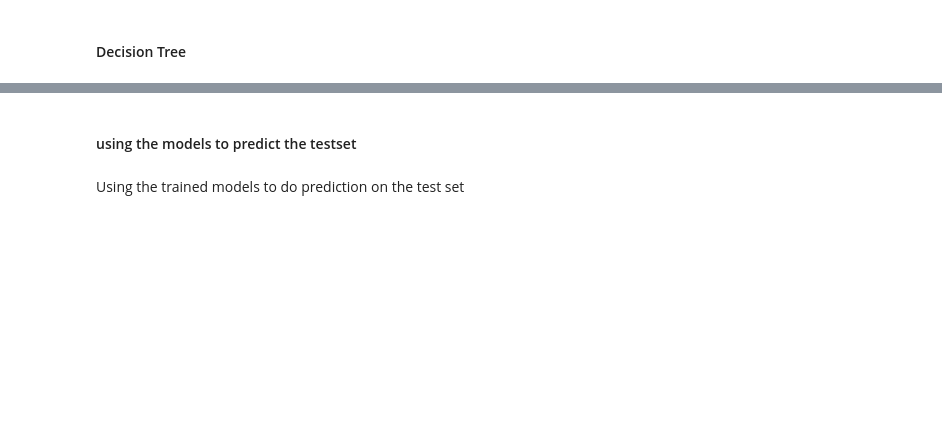
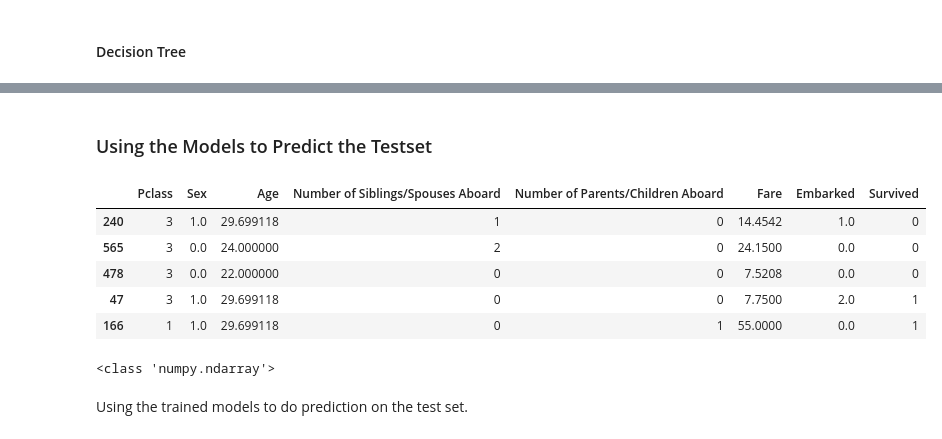
Before and after one commit to jtsang02/MANU-465, a Jupyter notebook: Assignments/Assignment2/Assignment2.ipynb, the cells around one changed output, grey strips where cells are left out. Cells and saved outputs as stored; diff of their text form; code cells hidden in the pictures; blank space fills up the shorter version.

```diff
--- a/Assignments/Assignment2/Assignment2.ipynb
+++ b/Assignments/Assignment2/Assignment2.ipynb
@@ -521,2 +467,2 @@ sorted_scores
 # %% [markdown]
-#### using the models to predict the testset
+### Using the Models to Predict the Testset
@@ -527,0 +469,9 @@ Y_test = test_data['Purchased']
+# %%
+test_data.head()
+# %% [output]
+|  | Pclass | Sex | Age | Number of Siblings/Spouses Aboard | Number of Parents/Children Aboard | Fare | Embarked | Survived |
+| 240 | 3 | 1.0 | 29.699118 | 1 | 0 | 14.4542 | 1.0 | 0 |
+| 565 | 3 | 0.0 | 24.000000 | 2 | 0 | 24.1500 | 0.0 | 0 |
+| 478 | 3 | 0.0 | 22.000000 | 0 | 0 | 7.5208 | 0.0 | 0 |
+| 47 | 3 | 1.0 | 29.699118 | 0 | 0 | 7.7500 | 2.0 | 1 |
+| 166 | 1 | 1.0 | 29.699118 | 0 | 1 | 55.0000 | 0.0 | 1 |
@@ -527,0 +484,6 @@ Y_test = test_data['Purchased']
+# %%
+X_test = X_test.to_numpy()
+X_test[:, [1,4]] = scaler.fit_transform(X_test[:, [1,4]])
+print(type(X_test))
+# %% [output]
+<class 'numpy.ndarray'>
@@ -528,5 +493,5 @@ Y_test = test_data['Purchased']
 # %% [markdown]
-Using the trained models to do prediction on the test set
+Using the trained models to do prediction on the test set.
 # %%
 test_pred_score = {}
 # %%
```
Also changed, not shown: parts of 55 cells of this notebook, 5 other files.
